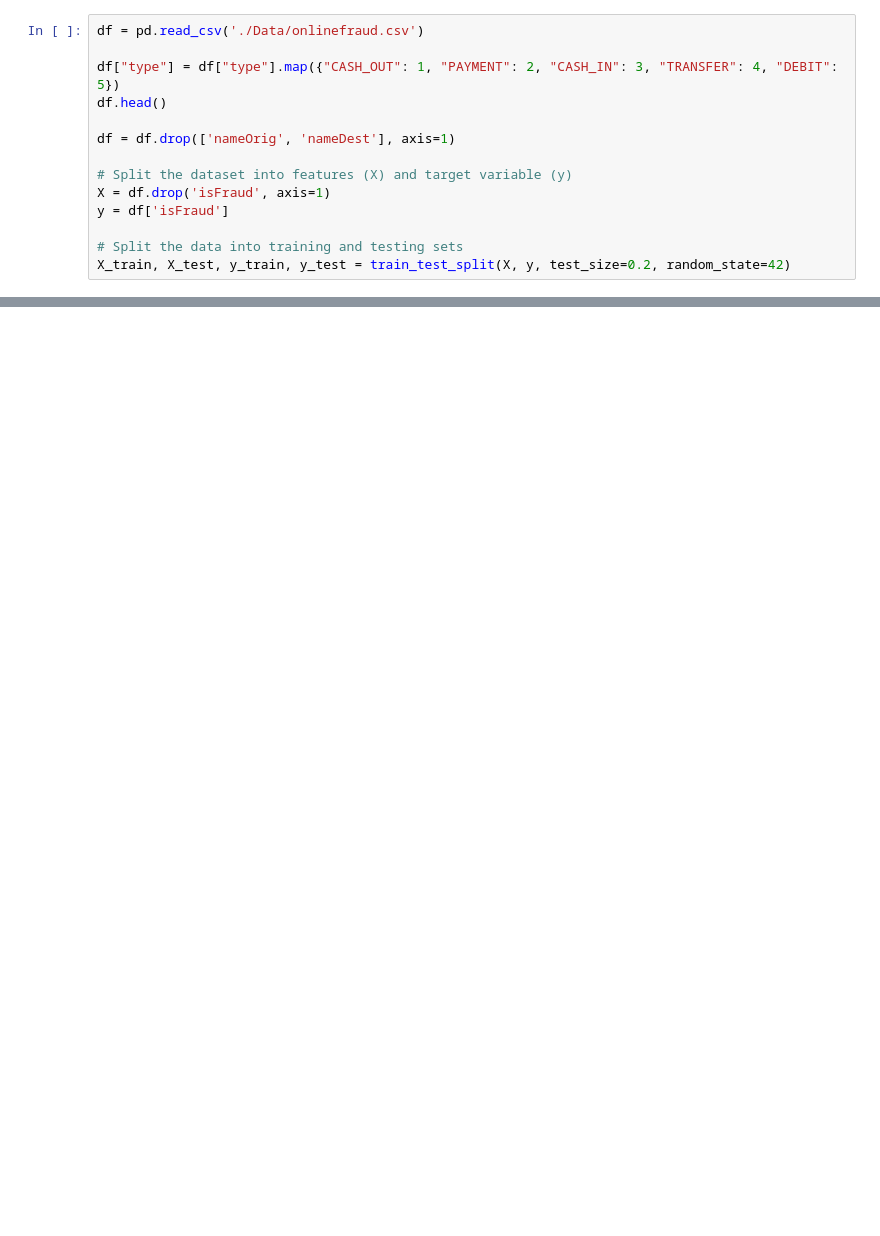
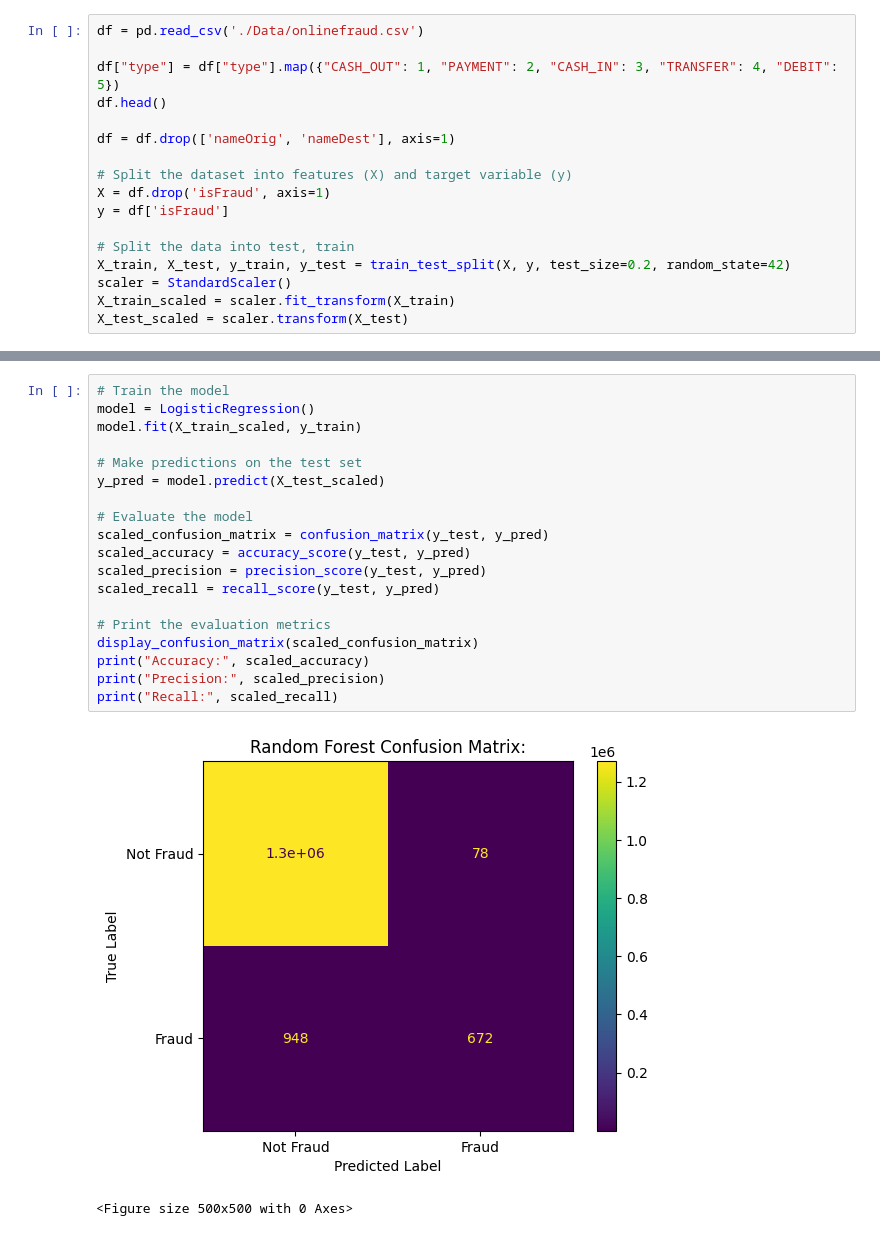
Before and after one commit to RobertKS123/ACML_Assignment, a Jupyter notebook: Logistic.ipynb, the cells around one changed output, grey strips where cells are left out. Saved outputs shown, nothing was run; the diff lists cells and outputs as text; blank space fills up the shorter version.

```diff
--- a/Logistic.ipynb
+++ b/Logistic.ipynb
@@ -16,5 +20,8 @@ df = df.drop(['nameOrig', 'nameDest'], axis=1)
 X = df.drop('isFraud', axis=1)
 y = df['isFraud']
 
-# Split the data into training and testing sets
+# Split the data into test, train
 X_train, X_test, y_train, y_test = train_test_split(X, y, test_size=0.2, random_state=42)
+scaler = StandardScaler()
+X_train_scaled = scaler.fit_transform(X_train)
+X_test_scaled = scaler.transform(X_test)
@@ -42,0 +71,22 @@ Recall: 0.4148148148148148
+# %%
+# Train the model
+model = LogisticRegression()
+model.fit(X_train_scaled, y_train)
+
+# Make predictions on the test set
+y_pred = model.predict(X_test_scaled)
+
+# Evaluate the model
+scaled_confusion_matrix = confusion_matrix(y_test, y_pred)
+scaled_accuracy = accuracy_score(y_test, y_pred)
+scaled_precision = precision_score(y_test, y_pred)
+scaled_recall = recall_score(y_test, y_pred)
+
+# Print the evaluation metrics
+display_confusion_matrix(scaled_confusion_matrix)
+print("Accuracy:", scaled_accuracy)
+print("Precision:", scaled_precision)
+print("Recall:", scaled_recall)
+# %% [output]
+[figure, added]
+<Figure size 500x500 with 0 Axes>
```
Also changed, not shown: parts of 10 cells of this notebook.
